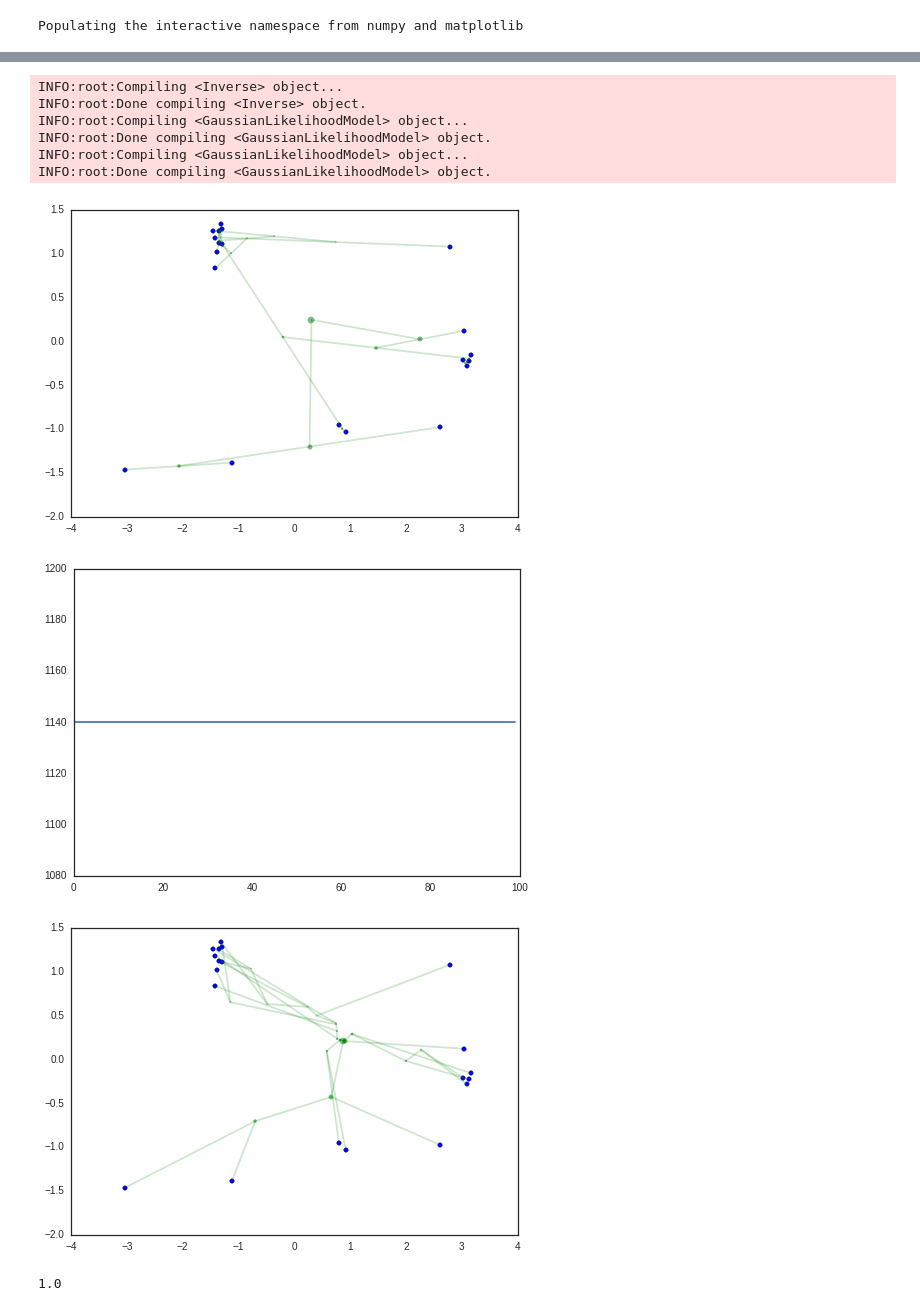
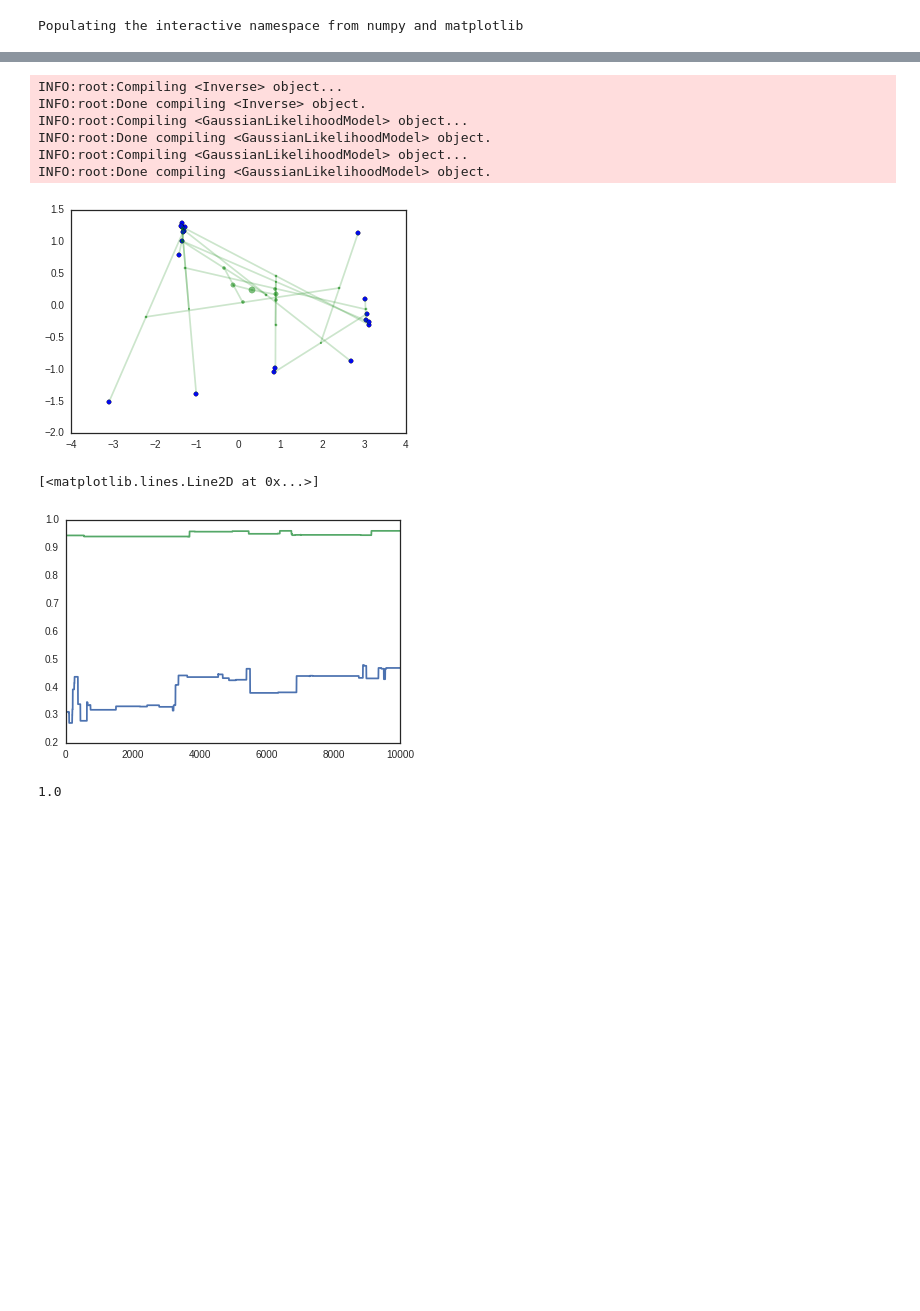
Before and after one commit to sharadmv/trees, a Jupyter notebook: experiments/DDT Demo.ipynb, the cells around one changed output, grey strips where cells are left out. Cells and saved outputs as stored; diff of their text form; code cells hidden in the pictures; blank space fills up the shorter version.

```diff
--- a/experiments/DDT Demo.ipynb
+++ b/experiments/DDT Demo.ipynb
@@ -32,5 +29,6 @@ N, D = X.shape
 scatter(*X.T);
 with open('../scripts/zoo.tree', 'rb') as fp:
     master_tree = pickle.load(fp).induced_subtree(idx)
-master_constraints = master_tree.generate_constraints()
+master_constraints = list(master_tree.generate_constraints())
+train_constraints, test_constraints = master_constraints[:100], master_constraints[100:]
 # %% [output]
@@ -41,17 +39,21 @@ master_constraints = master_tree.generate_constraints()
 df = Inverse(c=1)
 
 lm = GaussianLikelihoodModel(sigma=np.cov(X.T) / 4.0, sigma0=np.eye(D) / 2.0, mu0=X.mean(axis=0)).compile()
-sampler = MetropolisHastingsSampler(DirichletDiffusionTree(df=df, likelihood_model=lm, constraints=master_constraints), X)
+sampler = MetropolisHastingsSampler(DirichletDiffusionTree(df=df, likelihood_model=lm, constraints=[]), X)
 sampler.initialize_assignments()
 
+sampler2 = MetropolisHastingsSampler(DirichletDiffusionTree(df=df, likelihood_model=lm, constraints=train_constraints), X)
+sampler2.initialize_assignments()
+
 def iterate(n_iters):
-    lls, score = [], []
+    score, score2 = [], []
     for i in tqdm(xrange(n_iters)):
-        old_tree = sampler.tree
         sampler.sample()
-        lls.append(sampler.tree.marg_log_likelihood())
-        score.append(sampler.tree.score_constraints(master_constraints))
-    return lls, score
+        sampler2.sample()
+
+        score.append(float(sampler.tree.score_constraints(test_constraints)) / len(test_constraints))
+        score2.append(float(sampler2.tree.score_constraints(test_constraints)) / len(test_constraints))
+    return score, score2
 
 plot_tree_2d(sampler.tree, X)
 # %% [output]
@@ -61,15 +63,16 @@ INFO:root:Compiling <GaussianLikelihoodModel> object...
 INFO:root:Done compiling <GaussianLikelihoodModel> object.
 INFO:root:Compiling <GaussianLikelihoodModel> object...
 INFO:root:Done compiling <GaussianLikelihoodModel> object.
-[figure, old version]
+[figure, new version]
 # %%
-lls, score = iterate(100)
+score, score2 = iterate(10000)
 plot(score)
-figure()
-plot_tree_2d(sampler.tree, X)
+plot(score2)
+#figure()
+#plot_tree_2d(sampler.tree, X)
 # %% [output]
+[<matplotlib.lines.Line2D at 0x...>]
-[figure, old version]
+[figure, new version]
-[figure, removed]
 # %%
 fig = plot_tree(master_tree, mpld3=True, y=y)
 mpld3.display()
```
Also changed, not shown: parts of 2 cells of this notebook, 13 other files.
